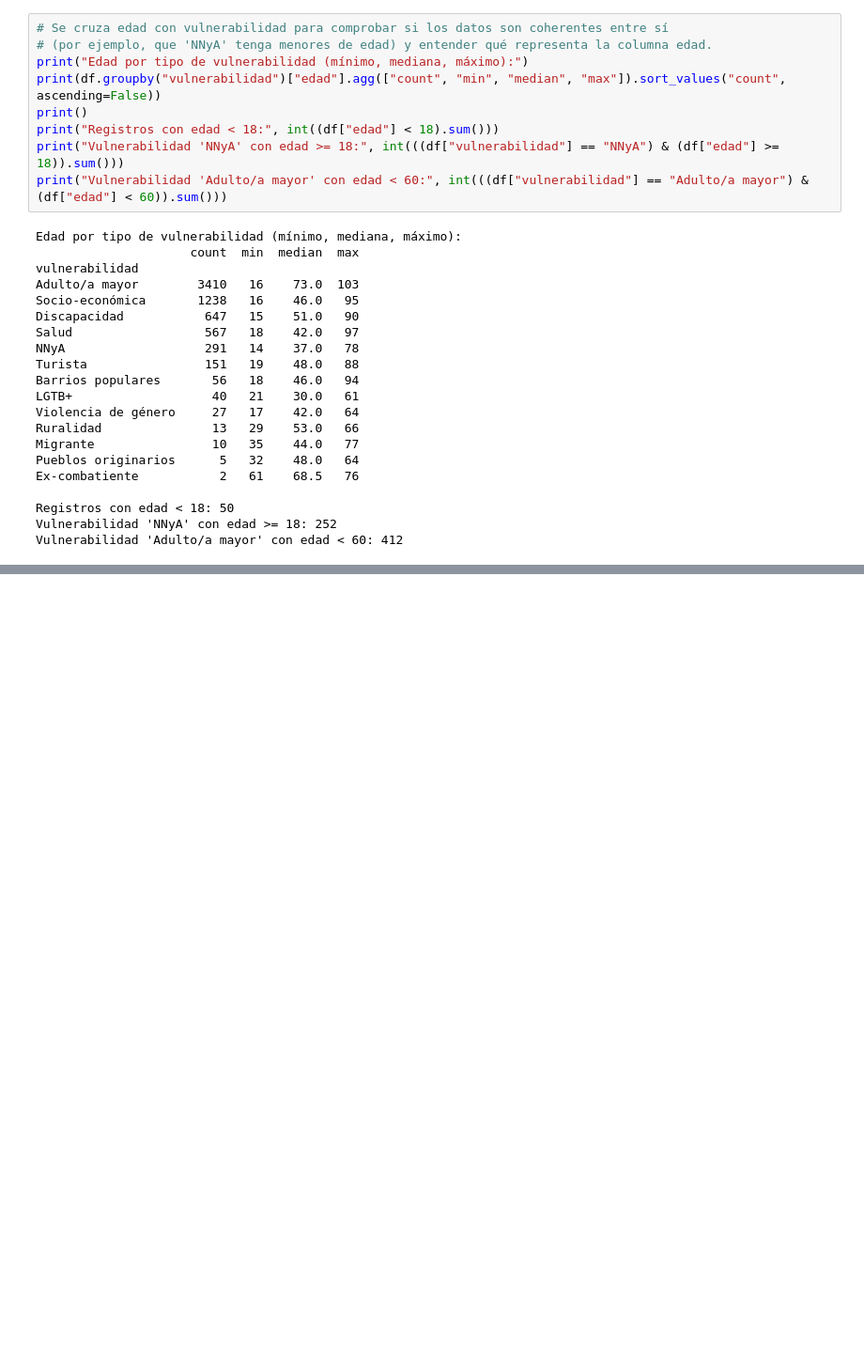
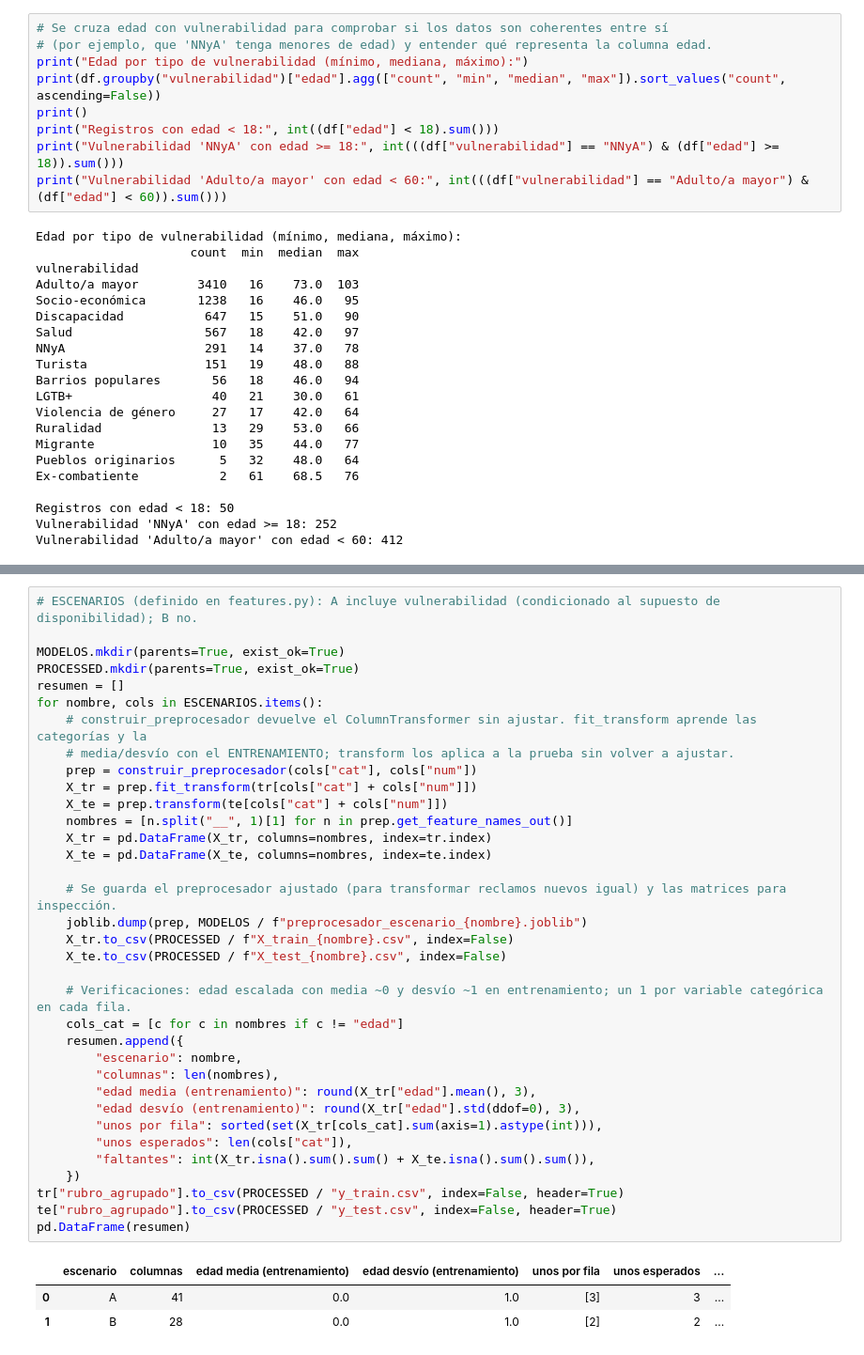
Before and after one commit to davidmoreira7788/consumidores-hipervulnerables-ml, a Jupyter notebook: notebooks/1.0-dm-eda-y-preprocesamiento.ipynb, the cells around one changed output, grey strips where cells are left out. Shown at 94% size. Drawn from its saved outputs; the diff is of its cells as text; blank space fills up the shorter version.

```diff
--- a/notebooks/1.0-dm-eda-y-preprocesamiento.ipynb
+++ b/notebooks/1.0-dm-eda-y-preprocesamiento.ipynb
@@ -649,0 +692,39 @@ escenario complementario, se presenta aclarando esta limitación y como respuest
+# %%
+# ESCENARIOS (definido en features.py): A incluye vulnerabilidad (condicionado al supuesto de disponibilidad); B no.
+
+MODELOS.mkdir(parents=True, exist_ok=True)
+PROCESSED.mkdir(parents=True, exist_ok=True)
+resumen = []
+for nombre, cols in ESCENARIOS.items():
+    # construir_preprocesador devuelve el ColumnTransformer sin ajustar. fit_transform aprende las categorías y la
+    # media/desvío con el ENTRENAMIENTO; transform los aplica a la prueba sin volver a ajustar.
+    prep = construir_preprocesador(cols["cat"], cols["num"])
+    X_tr = prep.fit_transform(tr[cols["cat"] + cols["num"]])
+    X_te = prep.transform(te[cols["cat"] + cols["num"]])
+    nombres = [n.split("__", 1)[1] for n in prep.get_feature_names_out()]
+    X_tr = pd.DataFrame(X_tr, columns=nombres, index=tr.index)
+    X_te = pd.DataFrame(X_te, columns=nombres, index=te.index)
+
+    # Se guarda el preprocesador ajustado (para transformar reclamos nuevos igual) y las matrices para inspección.
+    joblib.dump(prep, MODELOS / f"preprocesador_escenario_{nombre}.joblib")
+    X_tr.to_csv(PROCESSED / f"X_train_{nombre}.csv", index=False)
+    X_te.to_csv(PROCESSED / f"X_test_{nombre}.csv", index=False)
+
+    # Verificaciones: edad escalada con media ~0 y desvío ~1 en entrenamiento; un 1 por variable categórica en cada fila.
+    cols_cat = [c for c in nombres if c != "edad"]
+    resumen.append({
+        "escenario": nombre,
+        "columnas": len(nombres),
+        "edad media (entrenamiento)": round(X_tr["edad"].mean(), 3),
+        "edad desvío (entrenamiento)": round(X_tr["edad"].std(ddof=0), 3),
+        "unos por fila": sorted(set(X_tr[cols_cat].sum(axis=1).astype(int))),
+        "unos esperados": len(cols["cat"]),
+        "faltantes": int(X_tr.isna().sum().sum() + X_te.isna().sum().sum()),
+    })
+tr["rubro_agrupado"].to_csv(PROCESSED / "y_train.csv", index=False, header=True)
+te["rubro_agrupado"].to_csv(PROCESSED / "y_test.csv", index=False, header=True)
+pd.DataFrame(resumen)
+# %% [output]
+|  | escenario | columnas | edad media (entrenamiento) | edad desvío (entrenamiento) | unos por fila | unos esperados | ... |
+| 0 | A | 41 | 0.0 | 1.0 | [3] | 3 | ... |
+| 1 | B | 28 | 0.0 | 1.0 | [2] | 2 | ... |
```
Also changed, not shown: parts of 49 cells of this notebook, 21 other files.
